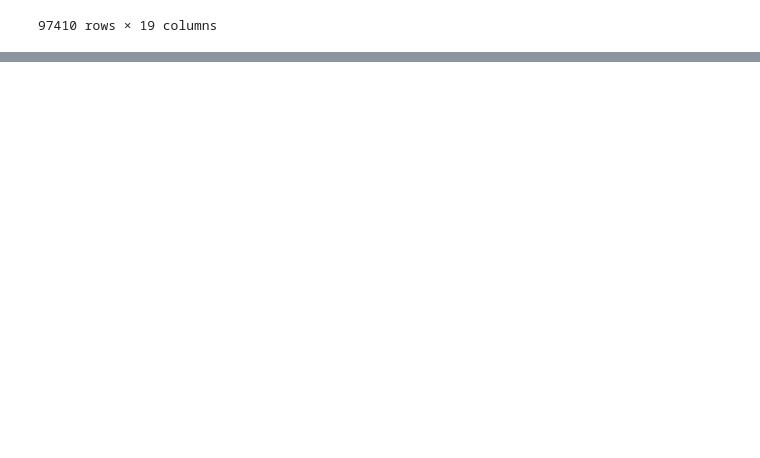
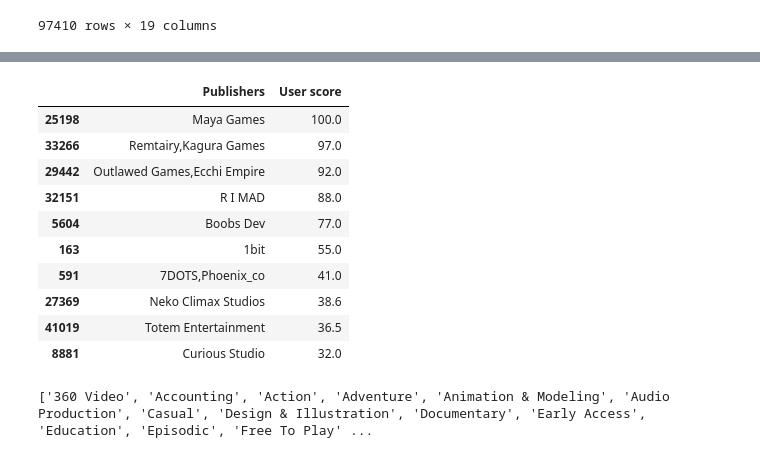
Before and after one commit to Tserrof7/Project_3_Repo, a Jupyter notebook: Project3_Notebook.ipynb, the cells around one changed output, grey strips where cells are left out. Cells and saved outputs as stored; diff of their text form; code cells hidden in the pictures; blank space fills up the shorter version.

```diff
--- a/Project3_Notebook.ipynb
+++ b/Project3_Notebook.ipynb
@@ -155,4 +178,23 @@ fig2 = px.line(
 )
 fig2.update_layout(xaxis_title="Year", yaxis_title="Games")
 fig2.show()
+# %%
+# Group by publisher and calculate average user score
+scores = df.groupby('Publishers')['User score'].mean().reset_index()
+
+# Sort and take top 10
+top_scores = scores.sort_values('User score', ascending=False).head(10)
+top_scores
+# %% [output]
+|  | Publishers | User score |
+| 25198 | Maya Games | 100.0 |
+| 33266 | Remtairy,Kagura Games | 97.0 |
+| 29442 | Outlawed Games,Ecchi Empire | 92.0 |
+| 32151 | R I MAD | 88.0 |
+| 5604 | Boobs Dev | 77.0 |
+| 163 | 1bit | 55.0 |
+| 591 | 7DOTS,Phoenix_co | 41.0 |
+| 27369 | Neko Climax Studios | 38.6 |
+| 41019 | Totem Entertainment | 36.5 |
+| 8881 | Curious Studio | 32.0 |
 # %%
@@ -178,4 +215,28 @@ fig3.update_layout(
 )
 
 fig3.show()
+# %%
+# Step 1: Split genres
+# - Fill missing values with empty strings
+# - Split each genre string by commas into a list
+df['Genres'] = df['Genres'].fillna('').str.split(',')
+
+# Step 2: Clean genres and extract unique ones
+# - Define a function to clean each genre in a list
+# - Removes brackets, quotes, and extra spaces
+# - Capitalizes the genre (e.g., 'action' -> 'Action')
+def clean_genres(genres):
+    return [g.strip("[]\"' ").title() for g in genres if g.strip("[]\"' ")]
+
+# Apply the cleaning function to each row in the 'Genres' column
+df['Genres'] = df['Genres'].apply(clean_genres)
+
+# Flatten the list of genres and use a set to get unique genres
+# - Then sort the result alphabetically
+unique_genres = sorted({genre for genres in df['Genres'] for genre in genres})
+
+# Output the final list of cleaned, unique genres
+print(unique_genres)
+# %% [output]
+['360 Video', 'Accounting', 'Action', 'Adventure', 'Animation & Modeling', 'Audio Production', 'Casual', 'Design & Illustration', 'Documentary', 'Early Access', 'Education', 'Episodic', 'Free To Play' ...
 # %%
```
Also changed, not shown: parts of 8 cells of this notebook, 1 other file.
